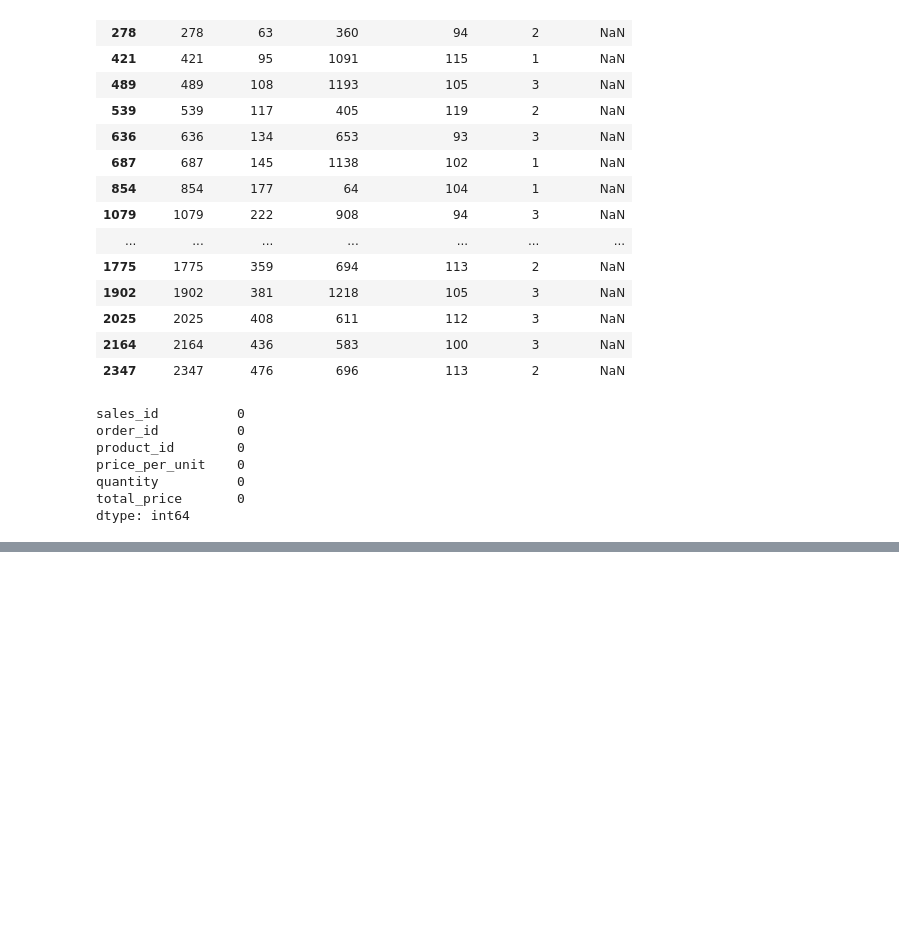
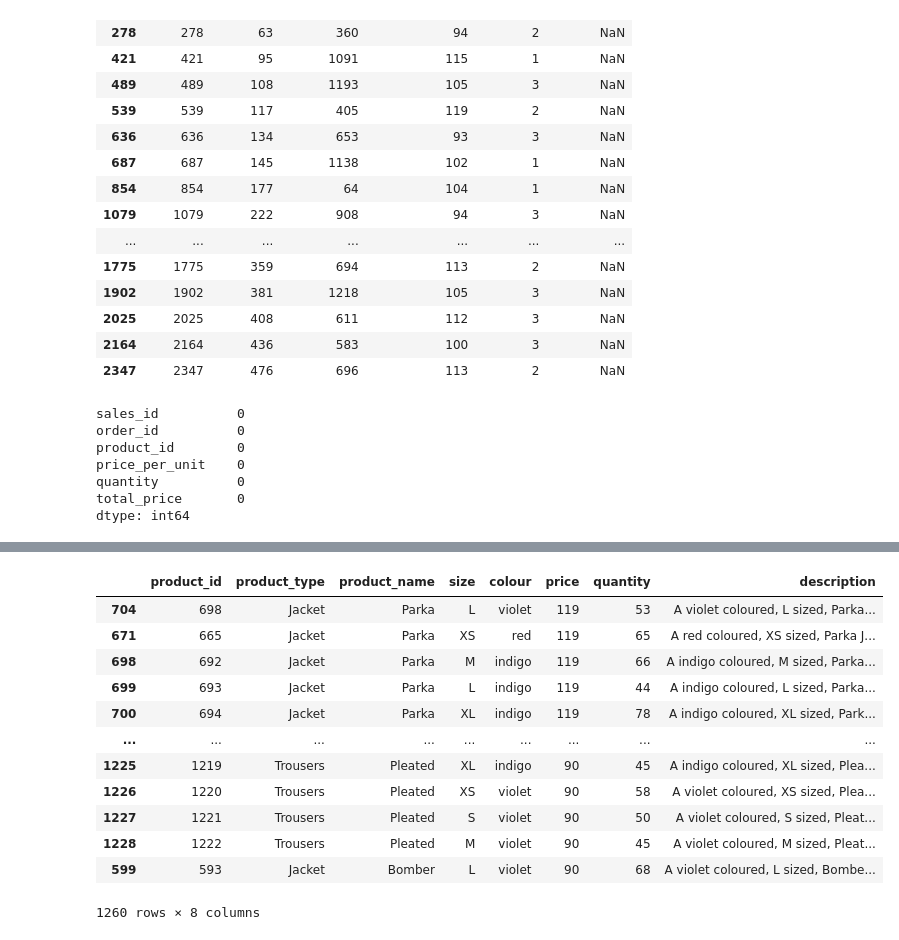
Before and after one commit to vinamaulida97/latihan_data, a Jupyter notebook: latihan_data_wrangling.ipynb, the cells around one changed output, grey strips where cells are left out. Drawn from its saved outputs; the diff is of its cells as text; code cells hidden in the pictures; blank space fills up the shorter version.

```diff
--- a/latihan_data_wrangling.ipynb
+++ b/latihan_data_wrangling.ipynb
@@ -347,0 +530,16 @@ dtype: int64
+# %%
+product_df.sort_values(by="price", ascending=False)
+# %% [output]
+|  | product_id | product_type | product_name | size | colour | price | quantity | description |
+| 704 | 698 | Jacket | Parka | L | violet | 119 | 53 | A violet coloured, L sized, Parka... |
+| 671 | 665 | Jacket | Parka | XS | red | 119 | 65 | A red coloured, XS sized, Parka J... |
+| 698 | 692 | Jacket | Parka | M | indigo | 119 | 66 | A indigo coloured, M sized, Parka... |
+| 699 | 693 | Jacket | Parka | L | indigo | 119 | 44 | A indigo coloured, L sized, Parka... |
+| 700 | 694 | Jacket | Parka | XL | indigo | 119 | 78 | A indigo coloured, XL sized, Park... |
+| ... | ... | ... | ... | ... | ... | ... | ... | ... |
+| 1225 | 1219 | Trousers | Pleated | XL | indigo | 90 | 45 | A indigo coloured, XL sized, Plea... |
+| 1226 | 1220 | Trousers | Pleated | XS | violet | 90 | 58 | A violet coloured, XS sized, Plea... |
+| 1227 | 1221 | Trousers | Pleated | S | violet | 90 | 50 | A violet coloured, S sized, Pleat... |
+| 1228 | 1222 | Trousers | Pleated | M | violet | 90 | 45 | A violet coloured, M sized, Pleat... |
+| 599 | 593 | Jacket | Bomber | L | violet | 90 | 68 | A violet coloured, L sized, Bombe... |
+1260 rows × 8 columns
```
Also changed, not shown: parts of 23 cells of this notebook.
